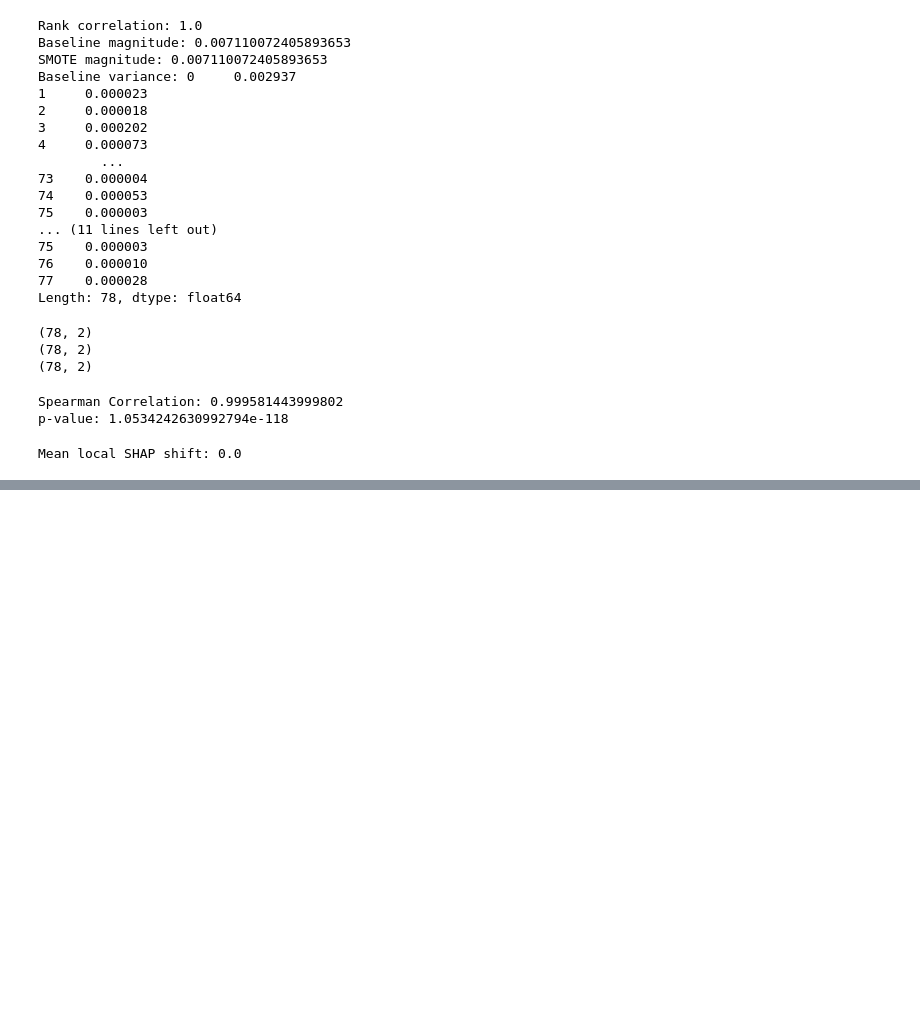
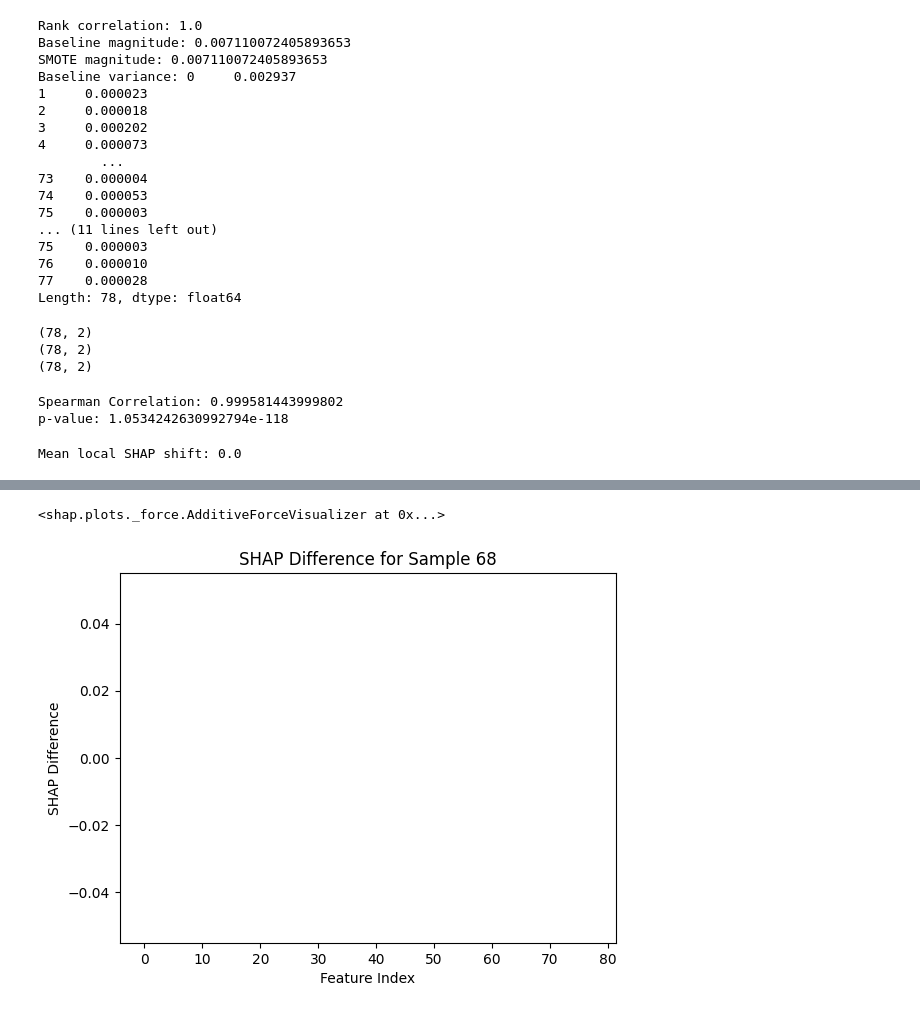
Before and after one commit to SantanuOjha/Explainable-AI-IDS, a Jupyter notebook: Notebook/06_Performance_and_Explainability_Analysis.ipynb, the cells around one changed output, grey strips where cells are left out. Cells and saved outputs as stored; diff of their text form; code cells hidden in the pictures; blank space fills up the shorter version.

```diff
--- a/Notebook/06_Performance_and_Explainability_Analysis.ipynb
+++ b/Notebook/06_Performance_and_Explainability_Analysis.ipynb
@@ -190,0 +247,17 @@ Mean cosine similarity: 1.0
+# %%
+idx = low_similarity_idx[2]
+shap.force_plot(
+    explainer.expected_value,
+    baseline_arr[idx],
+    X_sample.iloc[idx]
+)
+# %% [output]
+<shap.plots._force.AdditiveForceVisualizer at 0x...>
+# %%
+plt.bar(range(len(baseline_arr[idx])), baseline_arr[idx] - smote_arr[idx])
+plt.title("SHAP Difference for Sample {}".format(idx))
+plt.xlabel("Feature Index")
+plt.ylabel("SHAP Difference")
+plt.show()
+# %% [output]
+[figure, added]
```
Also changed, not shown: parts of 7 cells of this notebook.
